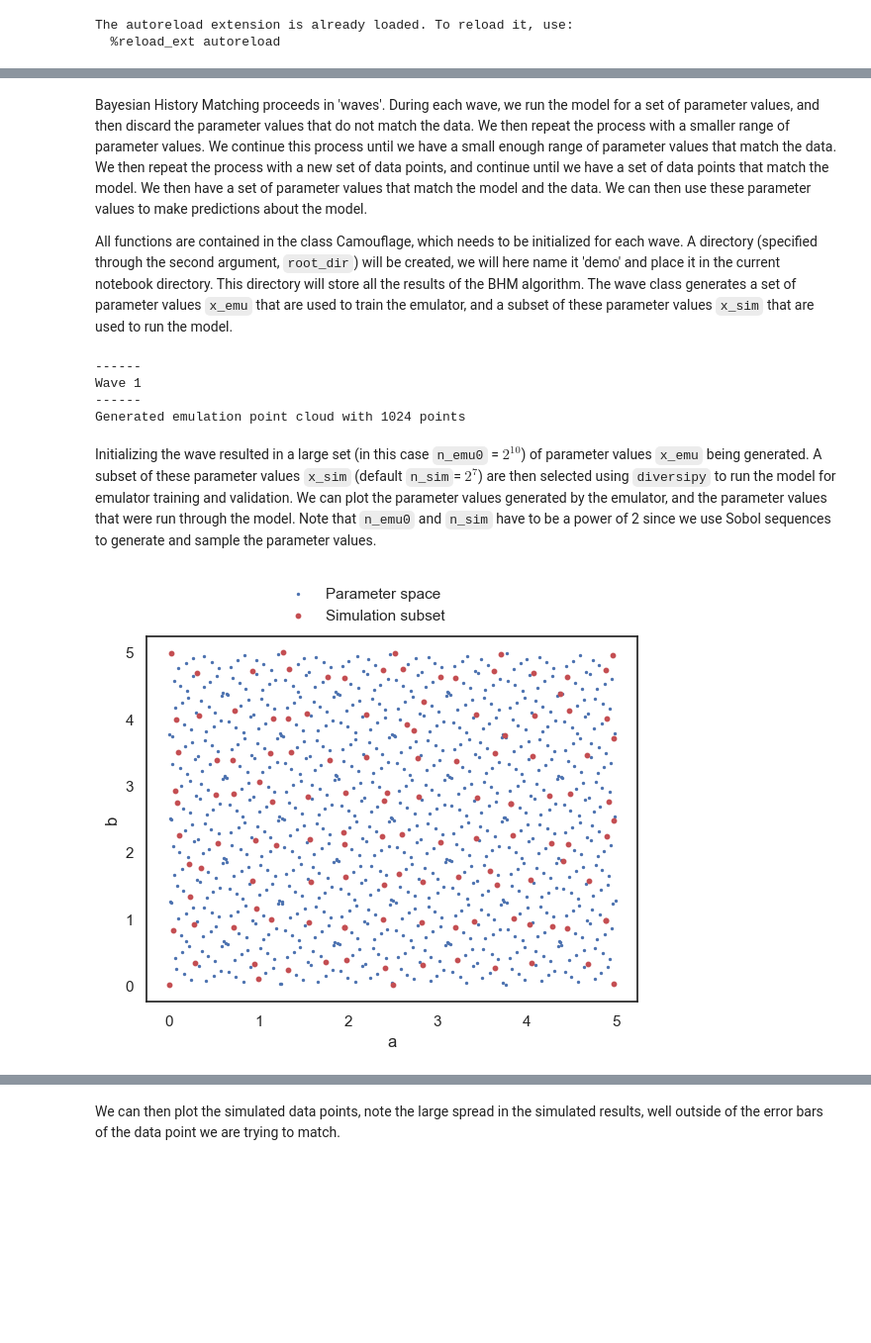
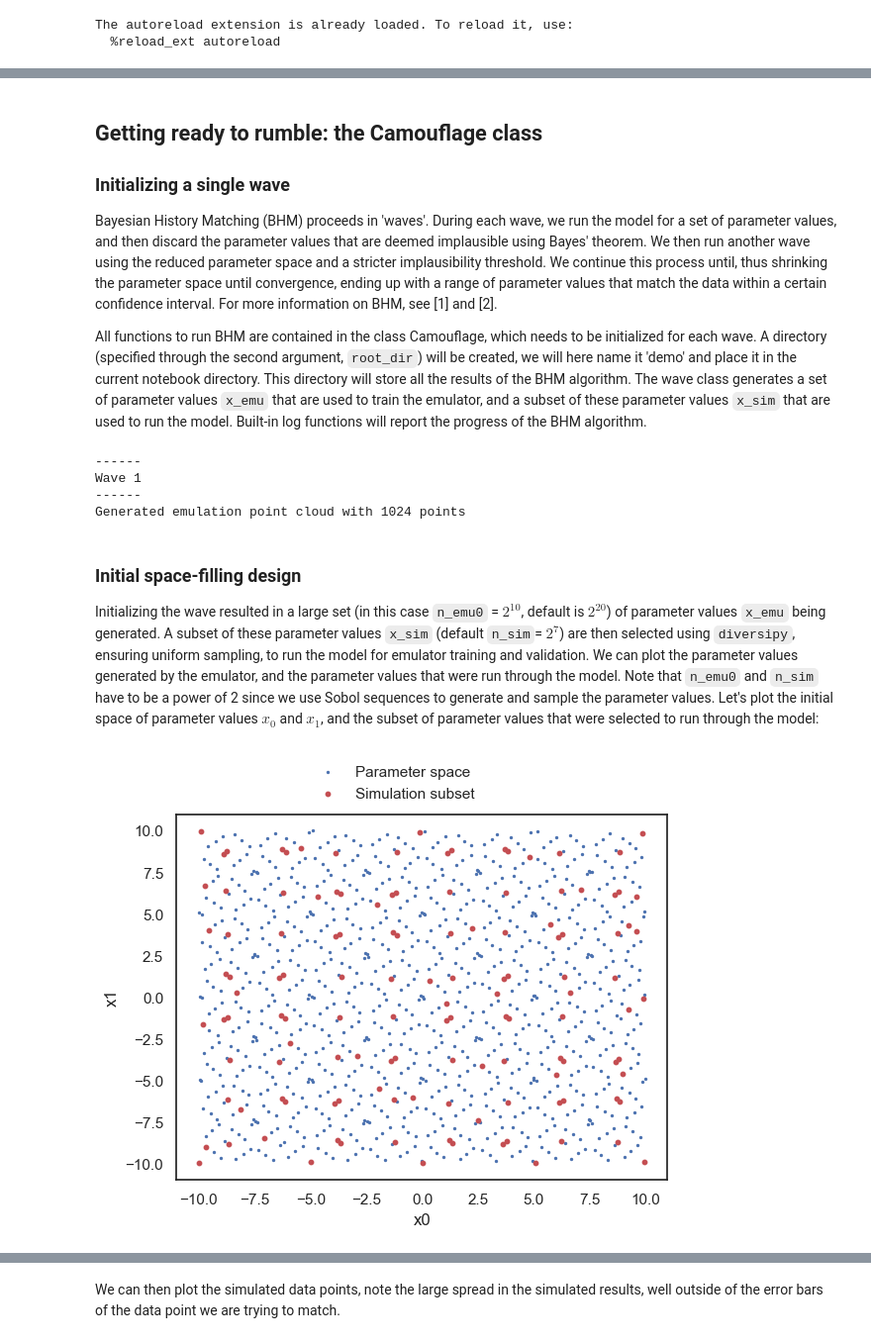
Before and after one commit to BeatLabUCI/chameleon, a Jupyter notebook: examples/simple_model.ipynb, the cells around one changed output, grey strips where cells are left out. Shown: that part at 99% size. Cells and saved outputs as stored; diff of their text form; code cells hidden in the pictures; blank space fills up the shorter version.

Commit message:
Changed demo notebook from exponential to polynomial model and cleaned up several core functions.
To do: add notebook with Monarch as example of fitting a more complex model.

```diff
--- a/examples/simple_model.ipynb
+++ b/examples/simple_model.ipynb
@@ -14,8 +15,6 @@ In this example, we will generate some data from a model, and then try to calibr
 # %%
 import numpy as np
-import matplotlib.pyplot as plt
 
-# Inverse Exponential decay function
-def exp_decay(t, alpha, beta):
-    return alpha * (1 - np.exp(-beta * t))
+def poly_func(t, x0, x1, x2):
+    return x0 + x1*t + x2*t**2
 # %% [markdown]
@@ -47,4 +53,5 @@ We first set up a dictionary with the parameters to calibrate. In this case, we
 # %%
-pars = {'a': {'limits': [0, 5]},
-        'b': {'limits': [0, 5]}}
+pars = {'x0': {'limits': [-10, 10], 'target': x_target[0]},
+        'x1': {'limits': [-10, 10], 'target': x_target[1]},
+        'x2': {'limits': [-2, 2], 'target': x_target[2]}}
 # %% [markdown]
@@ -52,8 +59,8 @@ The data is expected in a Pandas dataframe with the mean $\mu$ and standard devi
 # %%
 import pandas as pd
 
-# Create dataframe
-data = pd.DataFrame(columns=['mu', 'sigma'], index=["y"])
+# Create dataframe with mean and standard deviation of each data point
+data = pd.DataFrame(columns=['mu', 'sigma'], index=data_names)
 data['mu'] = data_mean
 data['sigma'] = data_std
 data
@@ -63,7 +73,9 @@ data
 # %% [markdown]
-Bayesian History Matching proceeds in 'waves'. During each wave, we run the model for a set of parameter values, and then discard the parameter values that do not match the data. We then repeat the process with a smaller range of parameter values. We continue this process until we have a small enough range of parameter values that match the data. We then repeat the process with a new set of data points, and continue until we have a set of data points that match the model. We then have a set of parameter values that match the model and the data. We can then use these parameter values to make predictions about the model.
+## Getting ready to rumble: the Camouflage class
+### Initializing a single wave
+Bayesian History Matching (BHM) proceeds in 'waves'. During each wave, we run the model for a set of parameter values, and then discard the parameter values that are deemed implausible using Bayes' theorem. We then run another wave using the reduced parameter space and a stricter implausibility threshold. We continue this process until, thus shrinking the parameter space until convergence, ending up with a range of parameter values that match the data within a certain confidence interval. For more information on BHM, see [1] and [2].
 
-All functions are contained in the class Camouflage, which needs to be initialized for each wave. A directory (specified through the second argument, `root_dir`) will be created, we will here name it 'demo' and place it in the current notebook directory. This directory will store all the results of the BHM algorithm. The wave class generates a set of parameter values `x_emu` that are used to train the emulator, and a subset of these parameter values `x_sim` that are used to run the model.
+All functions to run BHM are contained in the class Camouflage, which needs to be initialized for each wave. A directory (specified through the second argument, `root_dir`) will be created, we will here name it 'demo' and place it in the current notebook directory. This directory will store all the results of the BHM algorithm. The wave class generates a set of parameter values `x_emu` that are used to train the emulator, and a subset of these parameter values `x_sim` that are used to run the model. Built-in log functions will report the progress of the BHM algorithm.
 # %%
 from chameleon import Camouflage
 import pathlib
@@ -73,23 +85,24 @@ dir_nb = pathlib.Path().absolute()
 dir_main = dir_nb / 'demo'
 
 # Initialize wave
-wave = Camouflage(0, dir_main, 3, pars, data, nroy=None, x_target=x_target, n_emu0=2**10, n_emu_min=50)
+wave = Camouflage(0, dir_main, 3, pars, data, nroy=None, n_emu0=2**10, n_emu_min=50, clear_dir=True)
 # %% [output]
 ------
 Wave 1
 ------
 Generated emulation point cloud with 1024 points
 # %% [markdown]
-Initializing the wave resulted in a large set (in this case `n_emu0` = $2^{10}$) of parameter values `x_emu` being generated. A subset of these parameter values `x_sim` (default `n_sim`= $2^{7}$) are then selected using `diversipy` to run the model for emulator training and validation. We can plot the parameter values generated by the emulator, and the parameter values that were run through the model. Note that `n_emu0` and `n_sim` have to be a power of 2 since we use Sobol sequences to generate and sample the parameter values.
+### Initial space-filling design
+Initializing the wave resulted in a large set (in this case `n_emu0` = $2^{10}$, default is $2^{20}$) of parameter values `x_emu` being generated. A subset of these parameter values `x_sim` (default `n_sim`= $2^{7}$) are then selected using `diversipy`, ensuring uniform sampling, to run the model for emulator training and validation. We can plot the parameter values generated by the emulator, and the parameter values that were run through the model. Note that `n_emu0` and `n_sim` have to be a power of 2 since we use Sobol sequences to generate and sample the parameter values. Let's plot the initial space of parameter values $x_0$ and $x_1$, and the subset of parameter values that were selected to run through the model:
 # %%
 # Plot parameter values
 fig, ax = plt.subplots()
 plt.scatter(wave.x_emu[:, 0], wave.x_emu[:, 1], s=2)
 plt.scatter(wave.x_sim[:, 0], wave.x_sim[:, 1], s=10, c='r')
-plt.xlabel('a')
-plt.ylabel('b')
+plt.xlabel('x0')
+plt.ylabel('x1')
 plt.legend(['Parameter space', 'Simulation subset'], bbox_to_anchor=(0.25, 1.00), frameon=False)
 plt.show()
 # %% [output]
-[figure, old version]
+[figure, new version]
 # %% [markdown]
```
Also changed, not shown: parts of 51 cells of this notebook, 4 other files.
